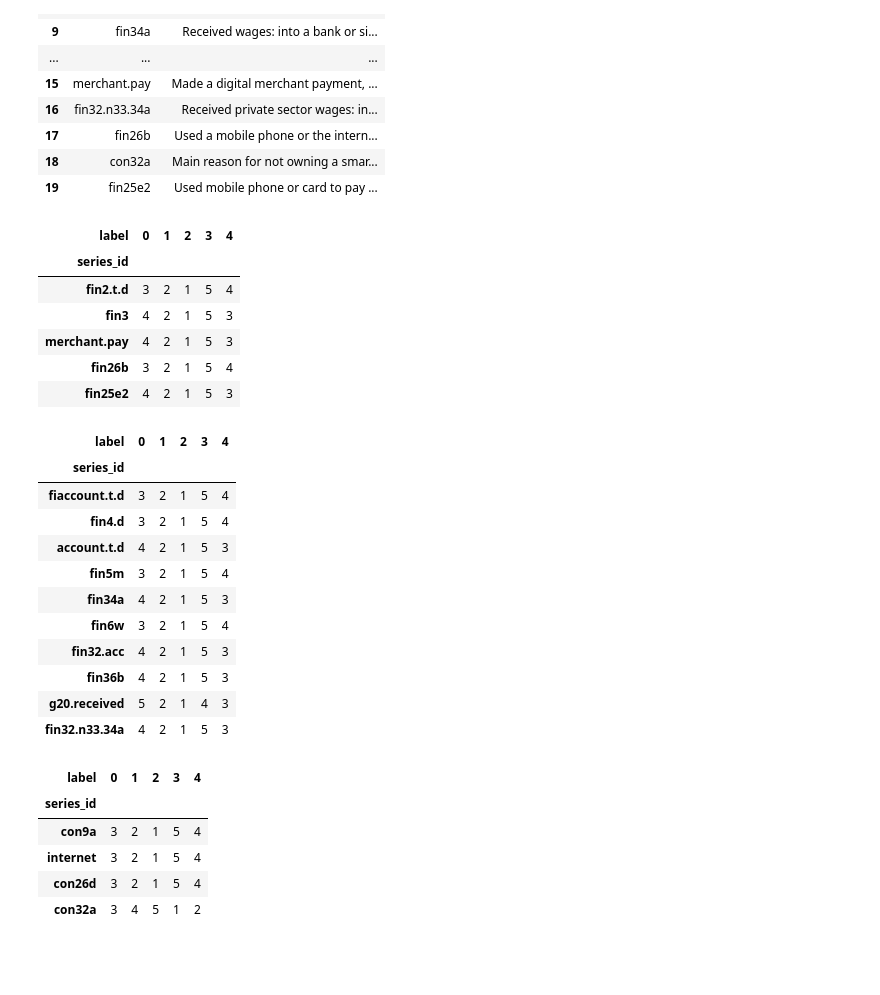
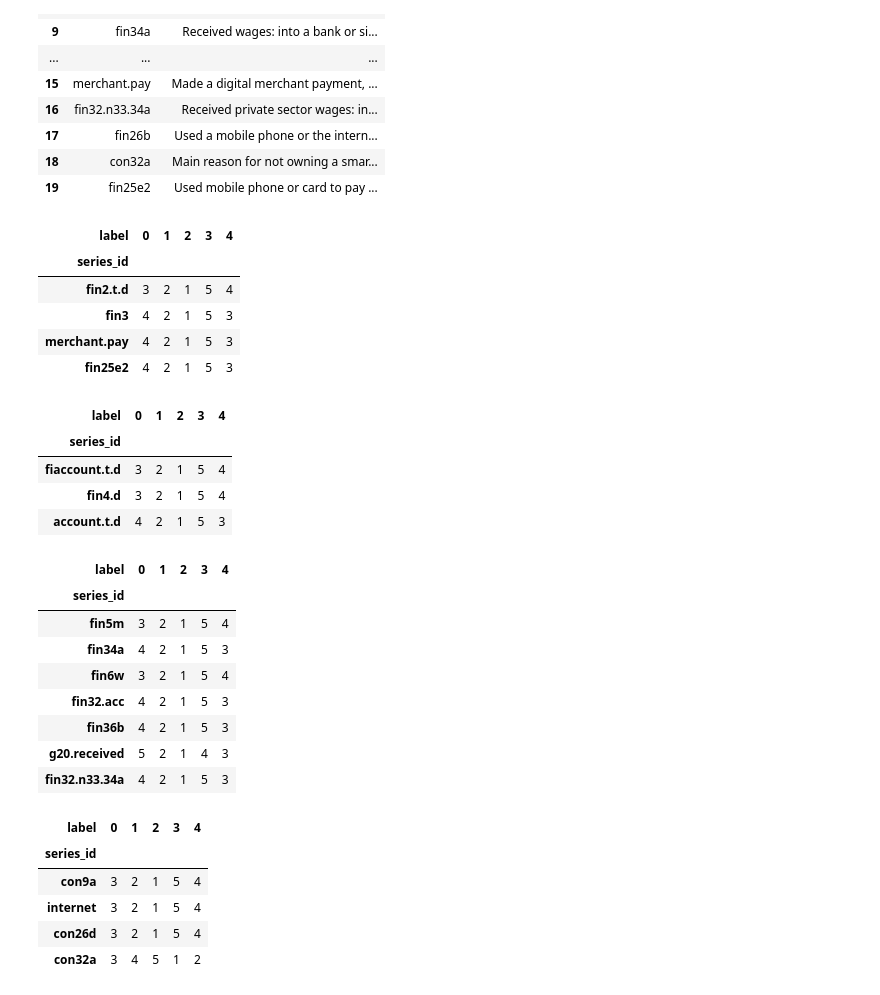
Before and after one commit to reebme/financial-attitudes-clustering, a Jupyter notebook: Notebooks/04_Clustering_Analysis.ipynb, the cells around one changed output. Saved outputs shown, nothing was run; the diff lists cells and outputs as text; code cells hidden in the pictures; blank space fills up the shorter version.

```diff
--- a/Notebooks/04_Clustering_Analysis.ipynb
+++ b/Notebooks/04_Clustering_Analysis.ipynb
@@ -480,7 +507,7 @@ display(
 | 18 | con32a | Main reason for not owning a smar... |
 | 19 | fin25e2 | Used mobile phone or card to pay ... |
 # %%
-used_paying_tool_series = ["fin2.t.d", "fin3", "merchant.pay", "fin26b", "fin25e2"]
+used_paying_tool_series = ["fin2.t.d", "fin3", "merchant.pay", "fin25e2"]
 stats_per_label[used_paying_tool_series].T.xs("mean", level=1).rank(axis=1, ascending=False).astype("int")
 # %% [output]
 | label | 0 | 1 | 2 | 3 | 4 |
@@ -488,27 +515,33 @@ stats_per_label[used_paying_tool_series].T.xs("mean", level=1).rank(axis=1, asce
 | fin2.t.d | 3 | 2 | 1 | 5 | 4 |
 | fin3 | 4 | 2 | 1 | 5 | 3 |
 | merchant.pay | 4 | 2 | 1 | 5 | 3 |
-| fin26b | 3 | 2 | 1 | 5 | 4 |
 | fin25e2 | 4 | 2 | 1 | 5 | 3 |
 # %%
 has_an_account_series = [
-    "fiaccount.t.d", "fin4.d", "account.t.d", "fin5m", "fin34a",
-    "fin6w", "fin32.acc", "fin36b", "g20.received", "fin32.n33.34a"
+    "fiaccount.t.d", "fin4.d", "account.t.d"
 ]
 stats_per_label[has_an_account_series].T.xs("mean", level=1).rank(axis=1, ascending=False).astype("int")
 # %% [output]
 | label | 0 | 1 | 2 | 3 | 4 |
 | series_id |  |  |  |  |  |
 | fiaccount.t.d | 3 | 2 | 1 | 5 | 4 |
 | fin4.d | 3 | 2 | 1 | 5 | 4 |
 | account.t.d | 4 | 2 | 1 | 5 | 3 |
-| fin5m | 3 | 2 | 1 | 5 | 4 |
-| fin34a | 4 | 2 | 1 | 5 | 3 |
-| fin6w | 3 | 2 | 1 | 5 | 4 |
-| fin32.acc | 4 | 2 | 1 | 5 | 3 |
-| fin36b | 4 | 2 | 1 | 5 | 3 |
-| g20.received | 5 | 2 | 1 | 4 | 3 |
-| fin32.n33.34a | 4 | 2 | 1 | 5 | 3 |
+# %%
+used_an_account_series = ["fin5m", "fin34a",
+    "fin6w", "fin32.acc", "fin36b", "g20.received", "fin32.n33.34a"
+]
+stats_per_label[used_an_account_series].T.xs("mean", level=1).rank(axis=1, ascending=False).astype("int")
+# %% [output]
+| label | 0 | 1 | 2 | 3 | 4 |
+| series_id |  |  |  |  |  |
+| fin5m | 3 | 2 | 1 | 5 | 4 |
+| fin34a | 4 | 2 | 1 | 5 | 3 |
+| fin6w | 3 | 2 | 1 | 5 | 4 |
+| fin32.acc | 4 | 2 | 1 | 5 | 3 |
+| fin36b | 4 | 2 | 1 | 5 | 3 |
+| g20.received | 5 | 2 | 1 | 4 | 3 |
+| fin32.n33.34a | 4 | 2 | 1 | 5 | 3 |
 # %%
 # con32a is consistent, it's just backwards indicator
 connectivity_series = ["con9a", "internet", "con26d", "con32a"]
```
Also changed, not shown: parts of 13 cells of this notebook.
